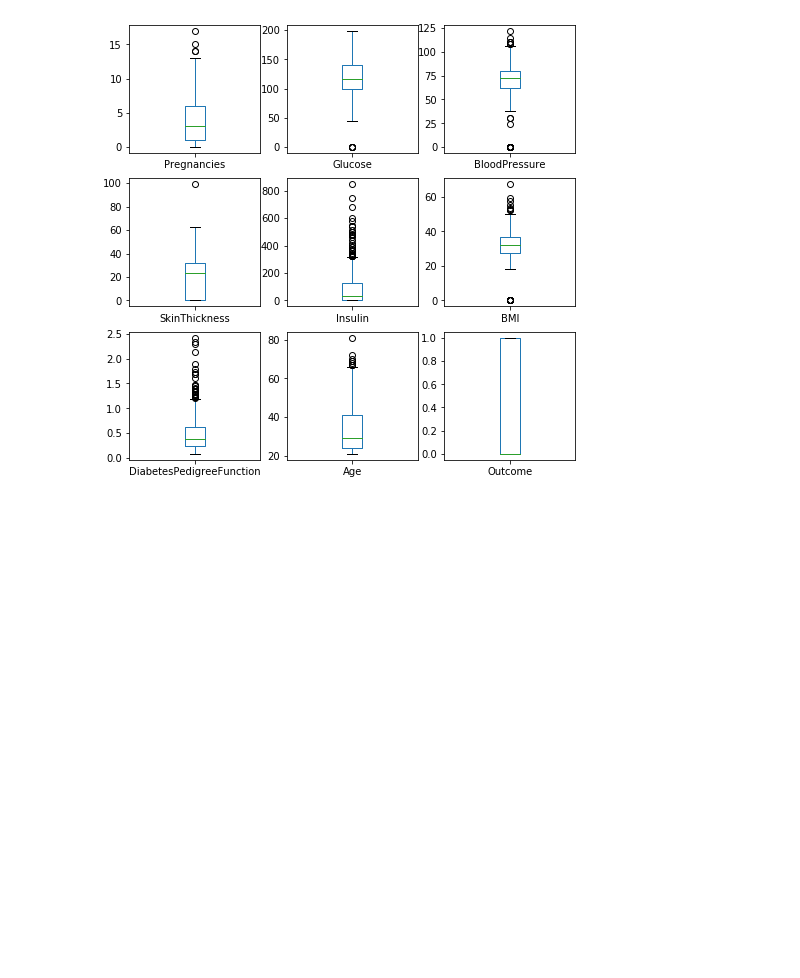
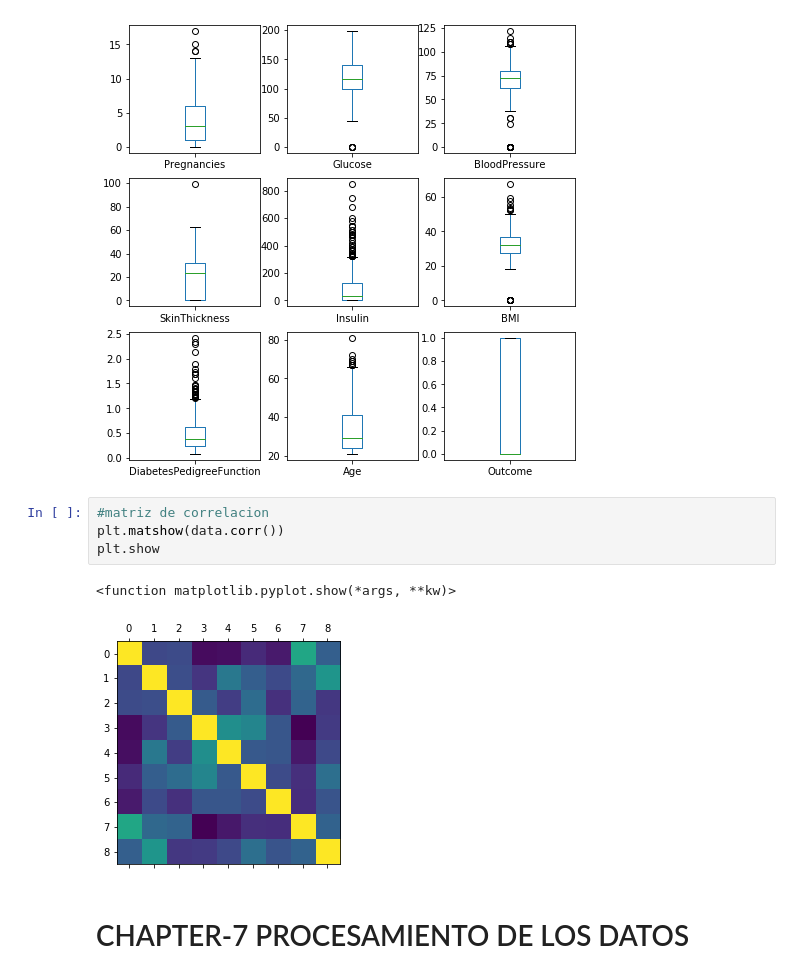
Before and after one commit to cristian-riosh/ML_Libro_de_Ligdi_Gonzalez, a Jupyter notebook: ML_1.ipynb, the cells around one changed output. Drawn from its saved outputs; the diff is of its cells as text; blank space fills up the shorter version.

```diff
--- a/ML_1.ipynb
+++ b/ML_1.ipynb
@@ -136,3 +136,12 @@ plt.show
 # %% [output]
 <function matplotlib.pyplot.show(*args, **kw)>
 [figure]
+# %%
+#matriz de correlacion
+plt.matshow(data.corr())
+plt.show
+# %% [output]
+<function matplotlib.pyplot.show(*args, **kw)>
+[figure, added]
+# %% [markdown]
+# CHAPTER-7 PROCESAMIENTO DE LOS DATOS
```
Also changed, not shown: parts of 67 cells of this notebook.
